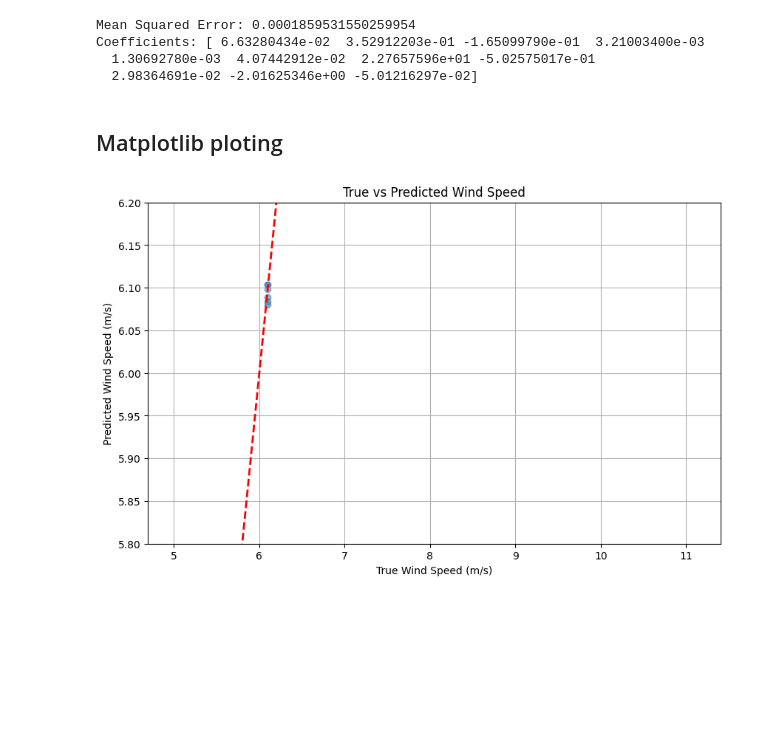
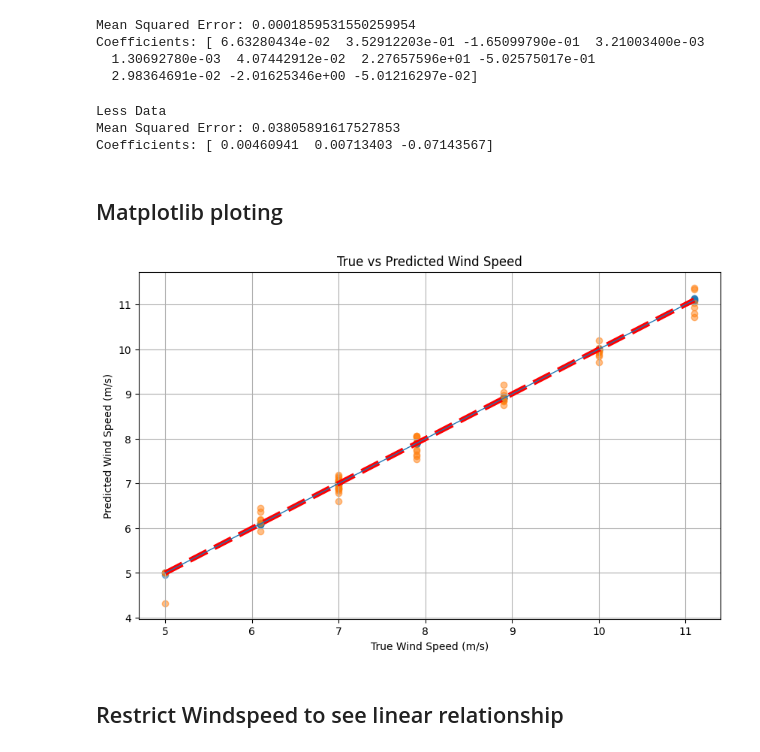
Before and after one commit to tommix626/hswet-mode-detection-2023, a Jupyter notebook: main.ipynb, the cells around one changed output. Cells and saved outputs as stored; diff of their text form; code cells hidden in the pictures; blank space fills up the shorter version.

Commit message:
restrict data to lower wind speed

```diff
--- a/main.ipynb
+++ b/main.ipynb
@@ -48,3 +48,7 @@ Name: Voltage (V), Length: 145, dtype: float64
 X = data.drop("Wind Speed (m/s)", axis=1)  # Features (all columns except the target column)
 X = X.drop("Torque (uncertain) (oz-in)", axis = 1).drop("data_id",axis=1)
 y = data["Wind Speed (m/s)"]               # Target
+# %%
+#use only rpm, linear actuator position and calc resistance!
+X_limited = data.filter(["RPM","Lin Act Pos (Pitch)","Calc Resistance"])
+print(X_limited)
@@ -75,23 +94,49 @@ Mean Squared Error: 0.0001859531550259954
 Coefficients: [ 6.63280434e-02  3.52912203e-01 -1.65099790e-01  3.21003400e-03
   1.30692780e-03  4.07442912e-02  2.27657596e+01 -5.02575017e-01
   2.98364691e-02 -2.01625346e+00 -5.01216297e-02]
+# %%
+
+"""Less data"""
+print("Less Data")
+X_lim_train, X_lim_test, y_lim_train, y_lim_test = train_test_split(X_limited, y, test_size=0.4, random_state=42)
+
+# Create a linear regression model and fit it to the training data
+model = LinearRegression()
+model.fit(X_lim_train, y_lim_train)
+
+# Predict the wind speed for the testing set
+y_lim_pred = model.predict(X_lim_test)
+
+# Calculate the mean squared error for our predictions
+mse = mean_squared_error(y_lim_test, y_lim_pred)
+print(f"Mean Squared Error: {mse}")
+
+# Optionally, you can print the model's coefficients
+print("Coefficients:", model.coef_)
+# %% [output]
+Less Data
+Mean Squared Error: 0.03805891617527853
+Coefficients: [ 0.00460941  0.00713403 -0.07143567]
 # %% [markdown]
 ## Matplotlib ploting
 # %%
 import matplotlib.pyplot as plt
 
 # Assuming you've trained your model and made predictions as follows:
 # y_pred = model.predict(X_test)
 
 # Plotting true vs predicted values
 plt.figure(figsize=(10, 6))
 plt.scatter(y_test, y_pred, alpha=0.5)
+plt.scatter(y_lim_test, y_lim_pred, alpha=0.5)
 plt.plot([y_test.min(), y_test.max()], [y_test.min(), y_test.max()], '--r', linewidth=2)
 plt.xlabel('True Wind Speed (m/s)')
 plt.ylabel('Predicted Wind Speed (m/s)')
 plt.title('True vs Predicted Wind Speed')
 plt.grid(True)
-plt.ylim(5.8, 6.2)
+# plt.ylim(5.8, 6.2)
 plt.show()
 # %% [output]
-[figure, old version]
+[figure, new version]
+# %% [markdown]
+## Restrict Windspeed to see linear relationship
```
Also changed, not shown: parts of 4 cells of this notebook.
